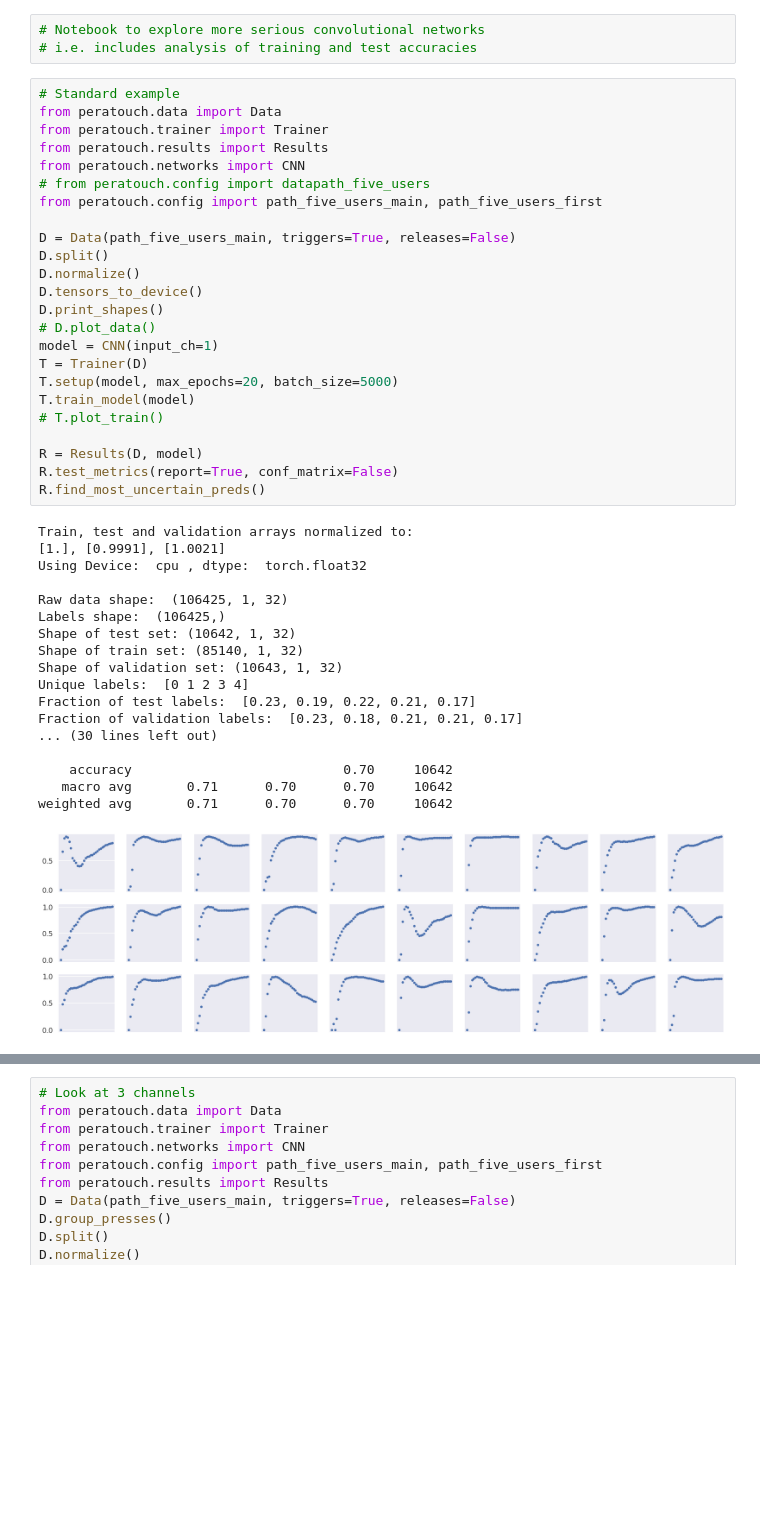
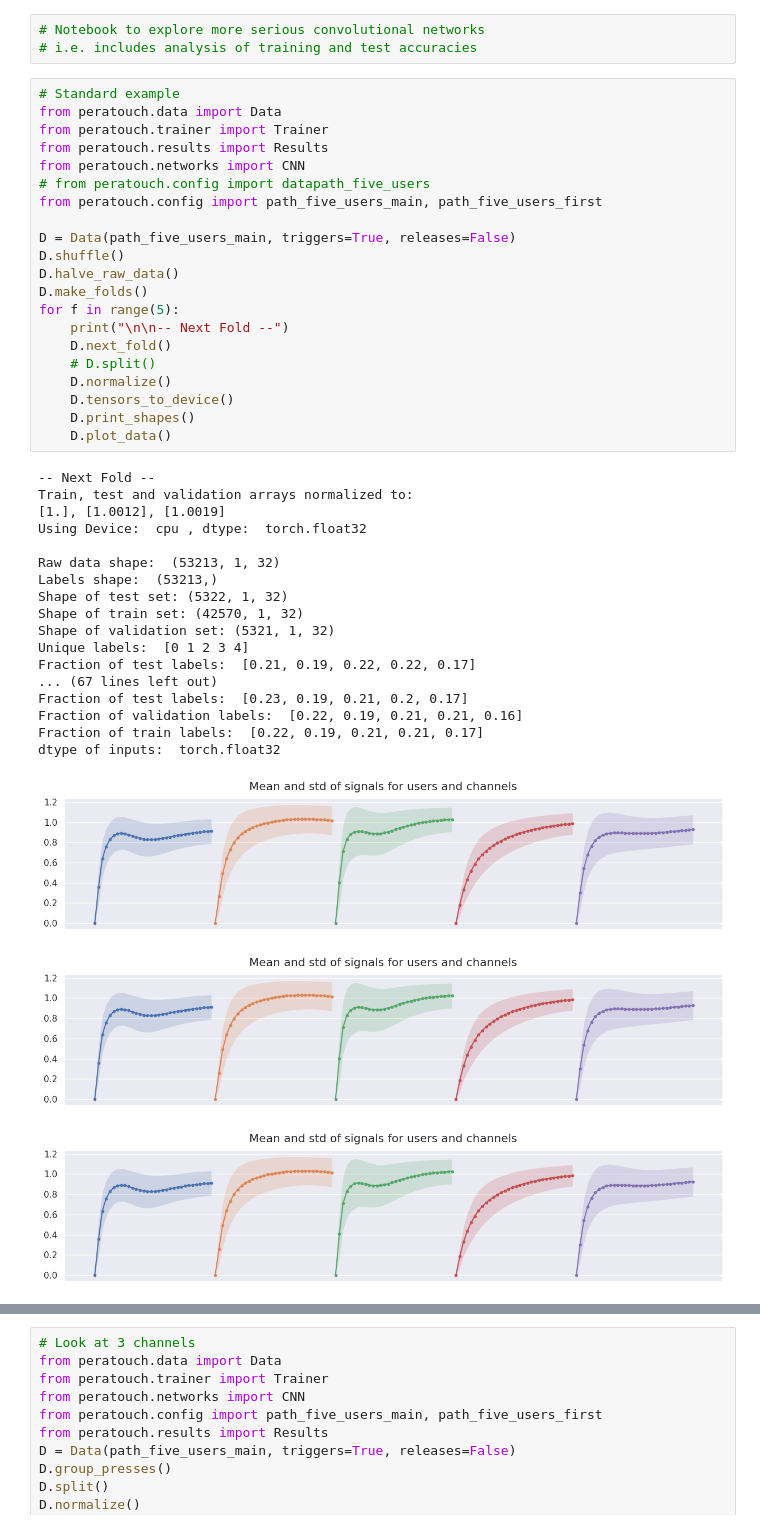
Before and after one commit to GuiMacielPereira/sensor_ML, a Jupyter notebook: notebooks/02_cnn.sync.ipynb, the cells around one changed output, grey strips where cells are left out. Saved outputs shown, nothing was run; the diff lists cells and outputs as text; blank space fills up the shorter version.

Commit message:
Added functions to create folds and iterate over folds for cross validation. Need to alter Results and Trainer objects accordingly.

```diff
--- a/notebooks/02_cnn.sync.ipynb
+++ b/notebooks/02_cnn.sync.ipynb
@@ -4,43 +4,42 @@
 # %%
 # Standard example
 from peratouch.data import Data
 from peratouch.trainer import Trainer
 from peratouch.results import Results
 from peratouch.networks import CNN
 # from peratouch.config import datapath_five_users
 from peratouch.config import path_five_users_main, path_five_users_first
 
 D = Data(path_five_users_main, triggers=True, releases=False)
-D.split()
-D.normalize()
-D.tensors_to_device()
-D.print_shapes()
-# D.plot_data()
-model = CNN(input_ch=1)
-T = Trainer(D)
-T.setup(model, max_epochs=20, batch_size=5000)
-T.train_model(model)
-# T.plot_train()
-
-R = Results(D, model)
-R.test_metrics(report=True, conf_matrix=False)
-R.find_most_uncertain_preds()
+D.shuffle()
+D.halve_raw_data()
+D.make_folds()
+for f in range(5):
+    print("\n\n-- Next Fold --")
+    D.next_fold()
+    # D.split()
+    D.normalize()
+    D.tensors_to_device()
+    D.print_shapes()
+    D.plot_data()
 # %% [output]
+-- Next Fold --
 Train, test and validation arrays normalized to:
-[1.], [0.9991], [1.0021]
+[1.], [1.0012], [1.0019]
 Using Device:  cpu , dtype:  torch.float32
 
-Raw data shape:  (106425, 1, 32)
-Labels shape:  (106425,)
-Shape of test set: (10642, 1, 32)
-Shape of train set: (85140, 1, 32)
-Shape of validation set: (10643, 1, 32)
+Raw data shape:  (53213, 1, 32)
+Labels shape:  (53213,)
+Shape of test set: (5322, 1, 32)
+Shape of train set: (42570, 1, 32)
+Shape of validation set: (5321, 1, 32)
 Unique labels:  [0 1 2 3 4]
-Fraction of test labels:  [0.23, 0.19, 0.22, 0.21, 0.17]
-Fraction of validation labels:  [0.23, 0.18, 0.21, 0.21, 0.17]
-... (30 lines left out)
-
-    accuracy                           0.70     10642
-   macro avg       0.71      0.70      0.70     10642
-weighted avg       0.71      0.70      0.70     10642
+Fraction of test labels:  [0.21, 0.19, 0.22, 0.22, 0.17]
+... (67 lines left out)
+Fraction of test labels:  [0.23, 0.19, 0.21, 0.2, 0.17]
+Fraction of validation labels:  [0.22, 0.19, 0.21, 0.21, 0.16]
+Fraction of train labels:  [0.22, 0.19, 0.21, 0.21, 0.17]
+dtype of inputs:  torch.float32
-[figure, old version]
+[figure, new version]
+[figure, added]
+[figure, added]
```
Also changed, not shown: parts of 2 cells of this notebook, 2 other files.
